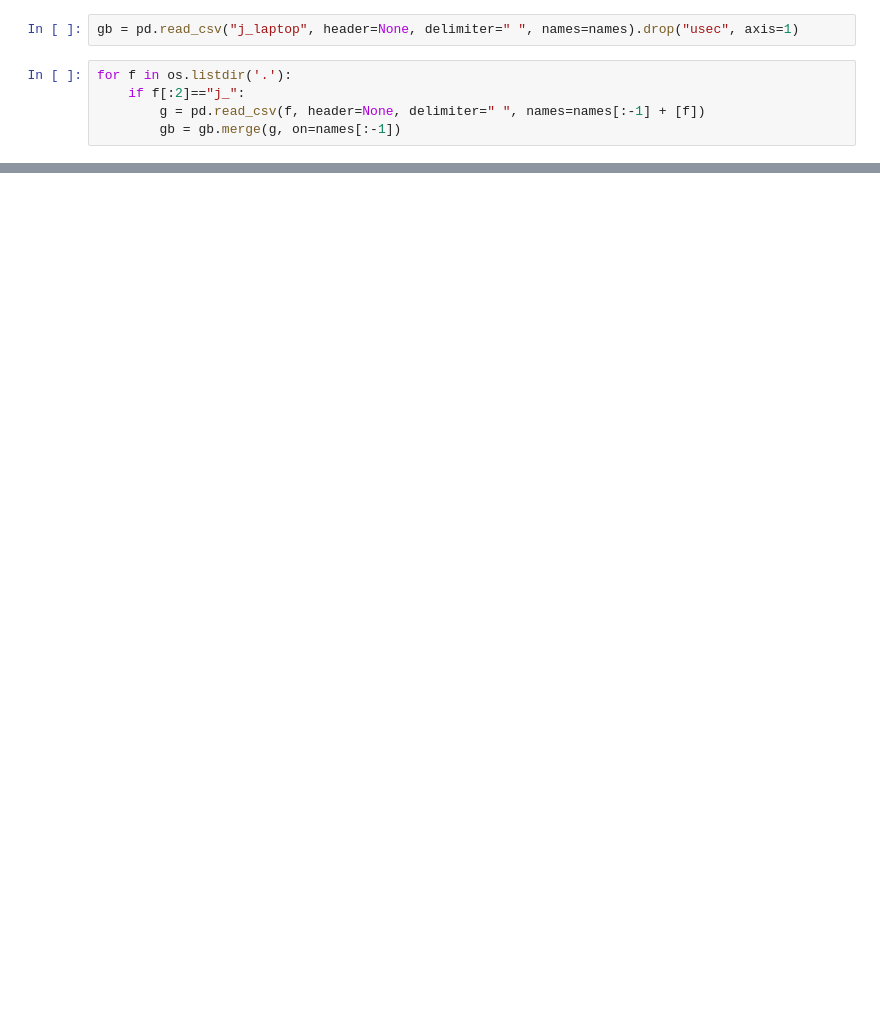
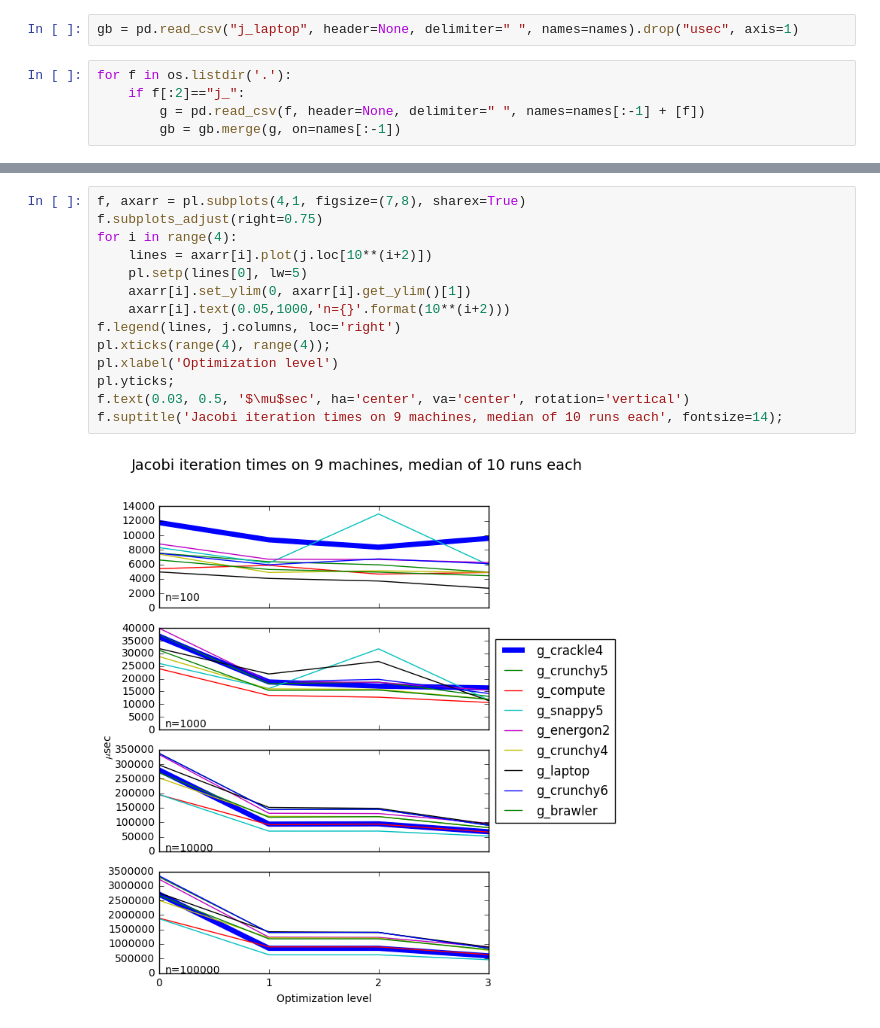
Before and after one commit to cmprince/hpc17, a Jupyter notebook: hw1/hpc_hw1.ipynb, the cells around one changed output, grey strips where cells are left out. Cells and saved outputs as stored; diff of their text form; blank space fills up the shorter version.

```diff
--- a/hw1/hpc_hw1.ipynb
+++ b/hw1/hpc_hw1.ipynb
@@ -65,0 +302,16 @@ gb.groupby(names[:2]).aggregate(np.mean).drop("run", axis=1)
+# %%
+f, axarr = pl.subplots(4,1, figsize=(7,8), sharex=True)
+f.subplots_adjust(right=0.75)
+for i in range(4):
+    lines = axarr[i].plot(j.loc[10**(i+2)])
+    pl.setp(lines[0], lw=5)
+    axarr[i].set_ylim(0, axarr[i].get_ylim()[1])
+    axarr[i].text(0.05,1000,'n={}'.format(10**(i+2)))
+f.legend(lines, j.columns, loc='right')
+pl.xticks(range(4), range(4));
+pl.xlabel('Optimization level')
+pl.yticks;
+f.text(0.03, 0.5, '$\mu$sec', ha='center', va='center', rotation='vertical')
+f.suptitle('Jacobi iteration times on 9 machines, median of 10 runs each', fontsize=14);
+# %% [output]
+[figure, added]
```
Also changed, not shown: parts of 12 cells of this notebook.
